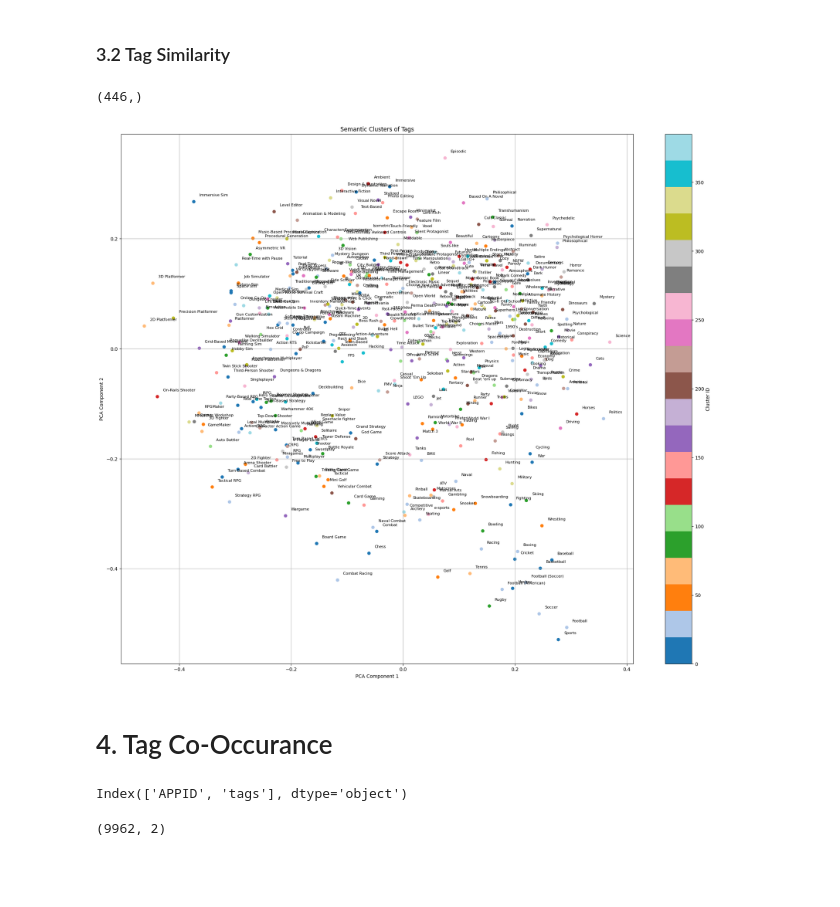
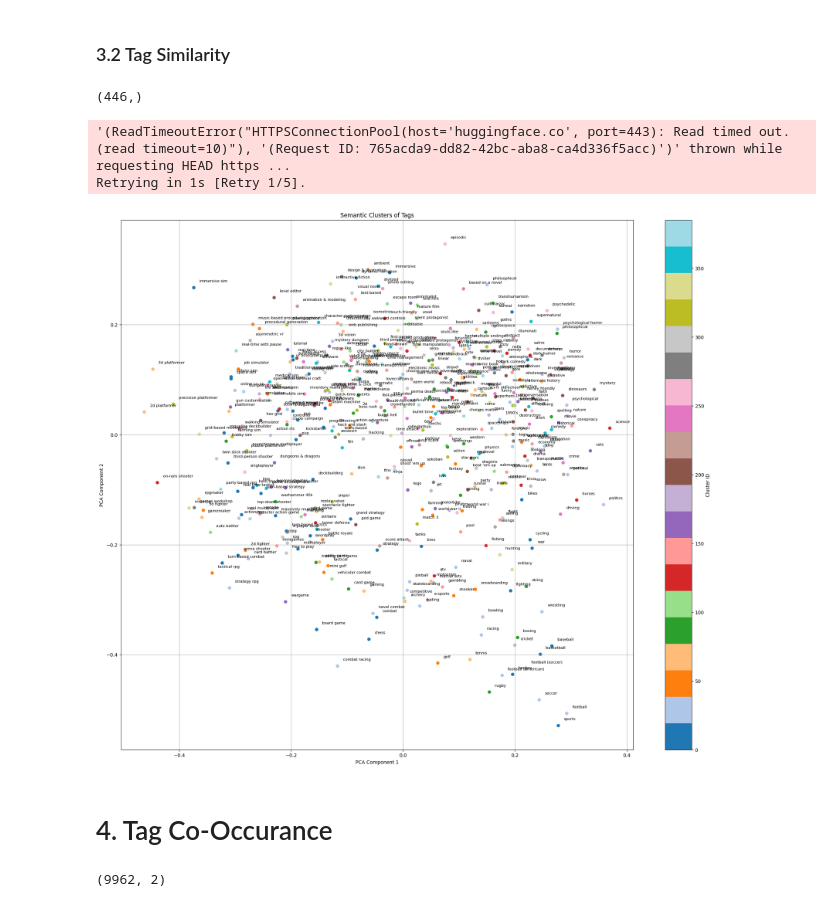
Before and after one commit to JorisVlaar/NLP_Project_Group_36, a Jupyter notebook: tags.ipynb, the cells around one changed output. Saved outputs shown, nothing was run; the diff lists cells and outputs as text; code cells hidden in the pictures; blank space fills up the shorter version.

Commit message:
lower case tags, and small fixes

```diff
--- a/tags.ipynb
+++ b/tags.ipynb
@@ -134,17 +117,17 @@ def load_tag_data(tagPath="tags.csv", top_k=446, tagReport=True):
 
     # DataFrame with tag stats
     tagCountsDF = pd.DataFrame({
-        'tag': vote_counts.keys(),
+        'tag': [t.lower() for t in vote_counts.keys()],
         'votes': vote_counts.values(),
         'occurrences': [occurrence_counts[tag] for tag in vote_counts.keys()]
-    }).sort_values(by='votes', ascending=False)
+    }).sort_values(by='occurrences', ascending=False)
 
     # List of top_k tags
     tags = tagCountsDF.head(top_k)['tag'].tolist()
 
     # DataFrame with tags per game filtered by top_k
     tagGamesDF = df[['APPID']].copy()
-    tagGamesDF['tags'] = df['tags_dict'].apply(lambda tags: [tag for tag in tags if tag in tags])
+    tagGamesDF['tags'] = df['tags_dict'].apply(lambda tags: [tag.lower() for tag in tags if tag in tags])
 
     def tag_report(tagCountsDF, tagGamesDF):
         notags = tagGamesDF.loc[tagGamesDF['tags'].apply(len) == 0, 'APPID'].tolist()
@@ -298,35 +295,36 @@ def show_tag_similarity(tagCountsDF, printClusters=False):
 
     model = SentenceTransformer('all-MiniLM-L6-v2')
     embeddings = model.encode(tags, show_progress_bar=True)
 
-    sim_matrix = cosine_similarity(embeddings)
     clustering = AgglomerativeClustering(n_clusters=None, distance_threshold=0.3, metric='cosine', linkage='average')
     groups = clustering.fit_predict(embeddings)
 
     # Reduce embeddings to 2D for visualization
     pca = PCA(n_components=2)
     embeddings_2d = pca.fit_transform(embeddings)
 
     plt.figure(figsize=(24, 20))
     scatter = plt.scatter(embeddings_2d[:, 0], embeddings_2d[:, 1], c=groups, cmap='tab20')
 
     for i, tag in enumerate(tags):
         plt.annotate(tag, (embeddings_2d[i, 0] + 0.01, embeddings_2d[i, 1] + 0.01), fontsize=8)
 
     plt.title("Semantic Clusters of Tags")
     plt.xlabel("PCA Component 1")
     plt.ylabel("PCA Component 2")
     plt.colorbar(scatter, label='Cluster ID')
     plt.grid(True)
     plt.show()
 
     if printClusters:
         print_clusters(tags, groups)
 
 show_tag_similarity(tagCountsDF)
 # %% [output]
 (446,)
+'(ReadTimeoutError("HTTPSConnectionPool(host='huggingface.co', port=443): Read timed out. (read timeout=10)"), '(Request ID: 765acda9-dd82-42bc-aba8-ca4d336f5acc)')' thrown while requesting HEAD https ...
+Retrying in 1s [Retry 1/5].
-[figure, old version]
+[figure, new version]
 # %% [markdown]
 # 4. Tag Co-Occurance
 # %%
@@ -343,8 +341,6 @@ def filter_games_df(tagGamesDF: pd.DataFrame, tags: list):
     })
 
     return result_df
-# %% [output]
-Index(['APPID', 'tags'], dtype='object')
 # %%
 def compute_tag_cooccurrence(tagGamesDF, tagCountsDF, excludeTopOcc=None, top_n=None, top_k_pairs=None):
     """
```
Also changed, not shown: parts of 6 cells of this notebook, 3 other files.
